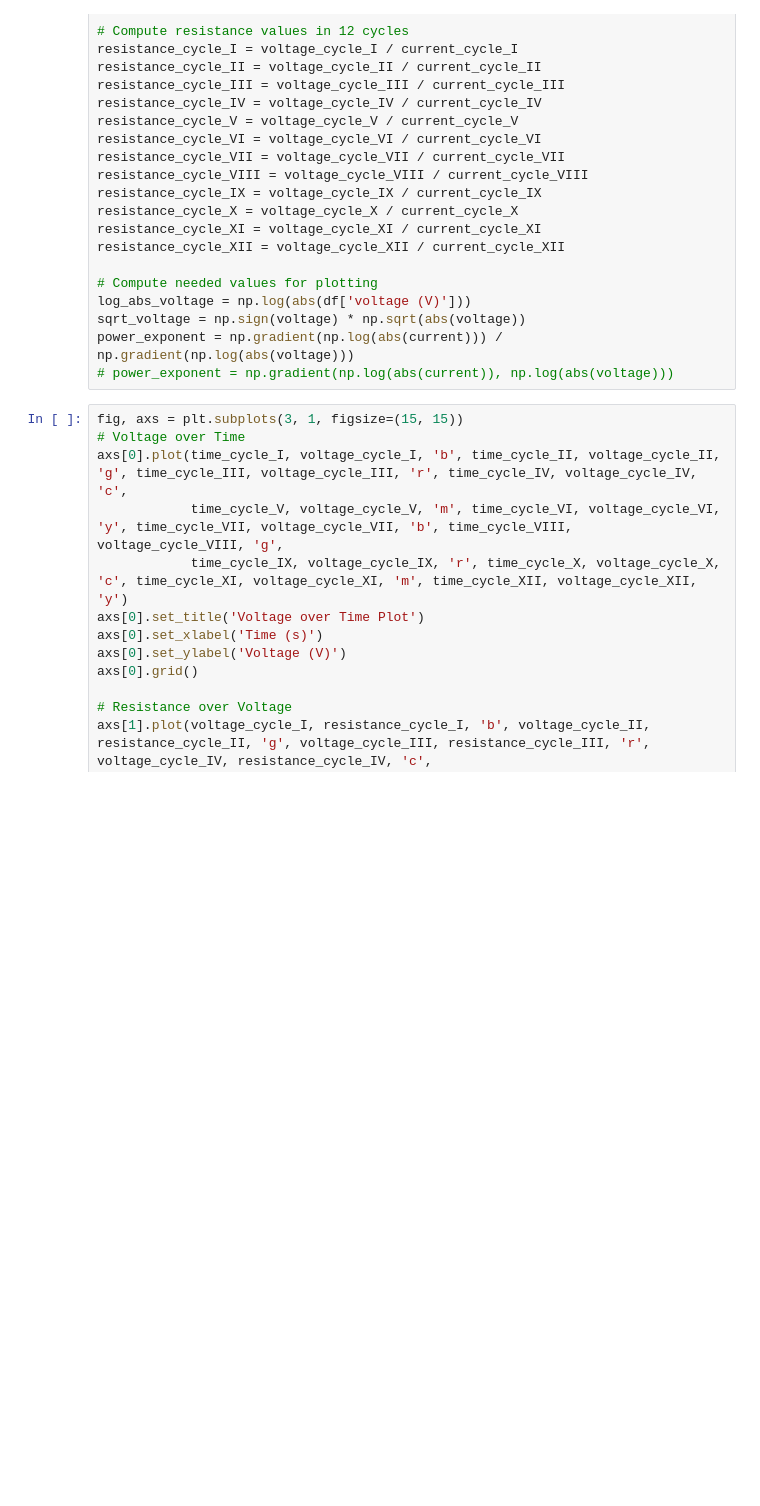
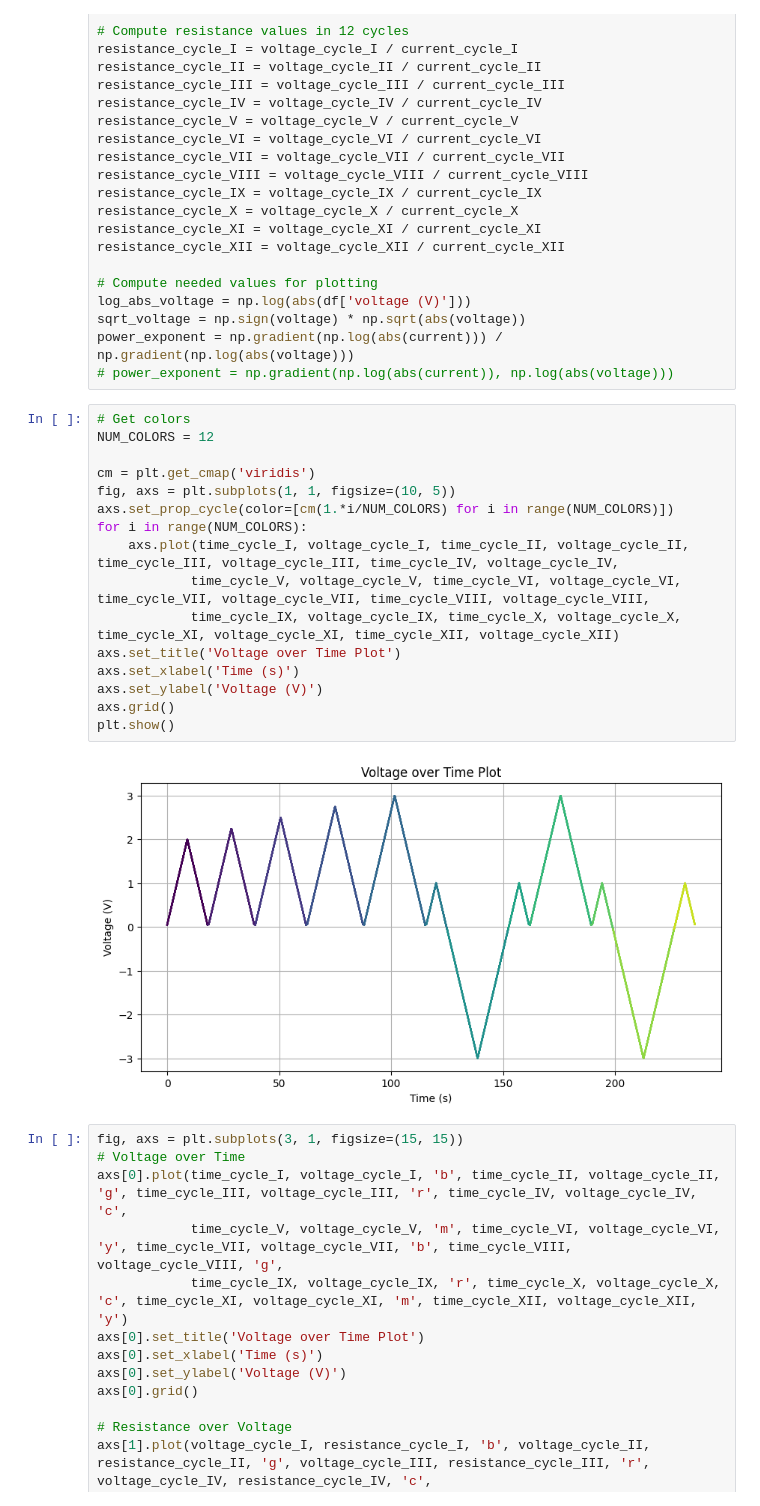
Before and after one commit to khangnp2610/CompactMemristorModel, a Jupyter notebook: task3.ipynb, the cells around one changed output. Saved outputs shown, nothing was run; the diff lists cells and outputs as text; blank space fills up the shorter version.

```diff
--- a/task3.ipynb
+++ b/task3.ipynb
@@ -73,6 +73,24 @@ log_abs_voltage = np.log(abs(df['voltage (V)']))
 sqrt_voltage = np.sign(voltage) * np.sqrt(abs(voltage))
 power_exponent = np.gradient(np.log(abs(current))) / np.gradient(np.log(abs(voltage)))
 # power_exponent = np.gradient(np.log(abs(current)), np.log(abs(voltage)))
+# %%
+# Get colors
+NUM_COLORS = 12
+
+cm = plt.get_cmap('viridis')
+fig, axs = plt.subplots(1, 1, figsize=(10, 5))
+axs.set_prop_cycle(color=[cm(1.*i/NUM_COLORS) for i in range(NUM_COLORS)])
+for i in range(NUM_COLORS):
+    axs.plot(time_cycle_I, voltage_cycle_I, time_cycle_II, voltage_cycle_II, time_cycle_III, voltage_cycle_III, time_cycle_IV, voltage_cycle_IV,
+            time_cycle_V, voltage_cycle_V, time_cycle_VI, voltage_cycle_VI, time_cycle_VII, voltage_cycle_VII, time_cycle_VIII, voltage_cycle_VIII,
+            time_cycle_IX, voltage_cycle_IX, time_cycle_X, voltage_cycle_X, time_cycle_XI, voltage_cycle_XI, time_cycle_XII, voltage_cycle_XII)
+axs.set_title('Voltage over Time Plot')
+axs.set_xlabel('Time (s)')
+axs.set_ylabel('Voltage (V)')
+axs.grid()
+plt.show()
+# %% [output]
+[figure, added]
 # %%
 fig, axs = plt.subplots(3, 1, figsize=(15, 15))
 # Voltage over Time
```
